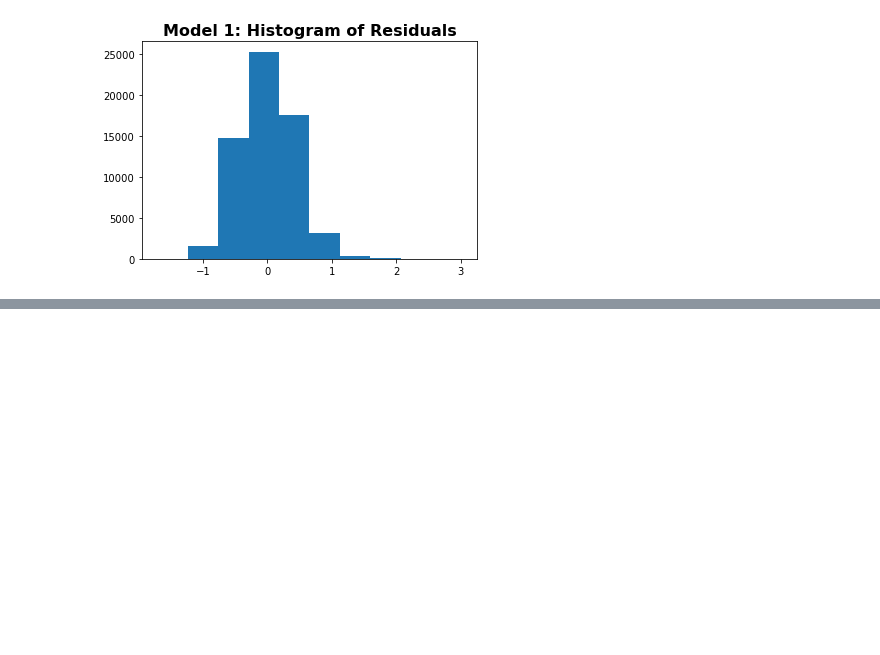
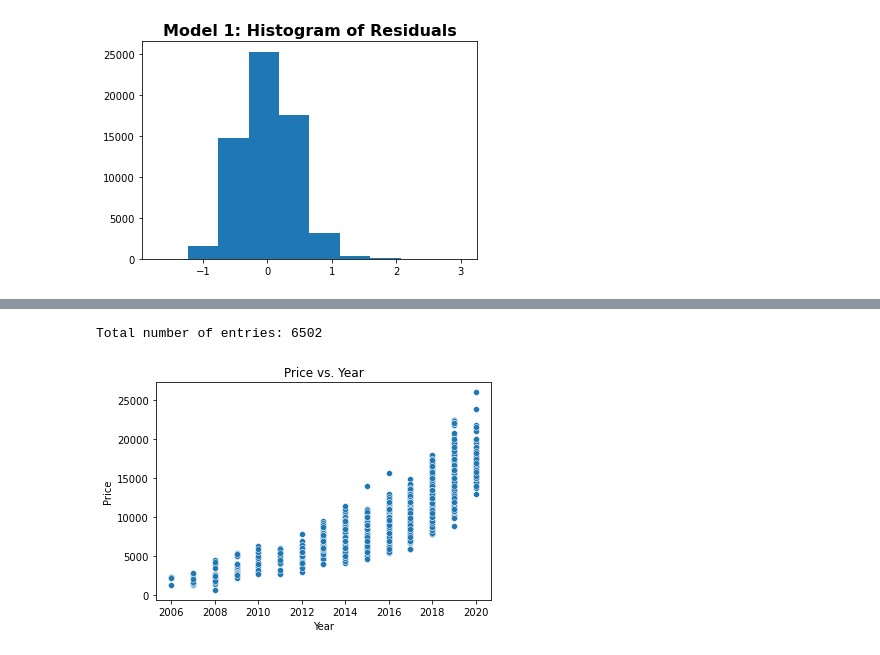
Before and after one commit to Daniel-Peacock/Used_car_Python_linear_regression, a Jupyter notebook: Used_car regression.ipynb, the cells around one changed output, grey strips where cells are left out. Saved outputs shown, nothing was run; the diff lists cells and outputs as text; code cells hidden in the pictures; blank space fills up the shorter version.

```diff
--- a/Used_car regression.ipynb
+++ b/Used_car regression.ipynb
@@ -505,0 +616,19 @@ plt.show()
+# %%
+#Filter out entries before 2006
+
+df_ff = df_ff[df_ff['year'] >= 2006]
+# Count entries
+total_entries = len(df_ff)
+print(f'Total number of entries: {total_entries}')
+# We removed 6 entries.
+# %% [output]
+Total number of entries: 6502
+# %%
+# Scatter plot of price vs. year
+sns.scatterplot(data=df_ff, x='year', y='price')
+plt.title('Price vs. Year')
+plt.xlabel('Year')
+plt.ylabel('Price')
+plt.show()
+# %% [output]
+[figure, added]
```
Also changed, not shown: parts of 23 cells of this notebook.
